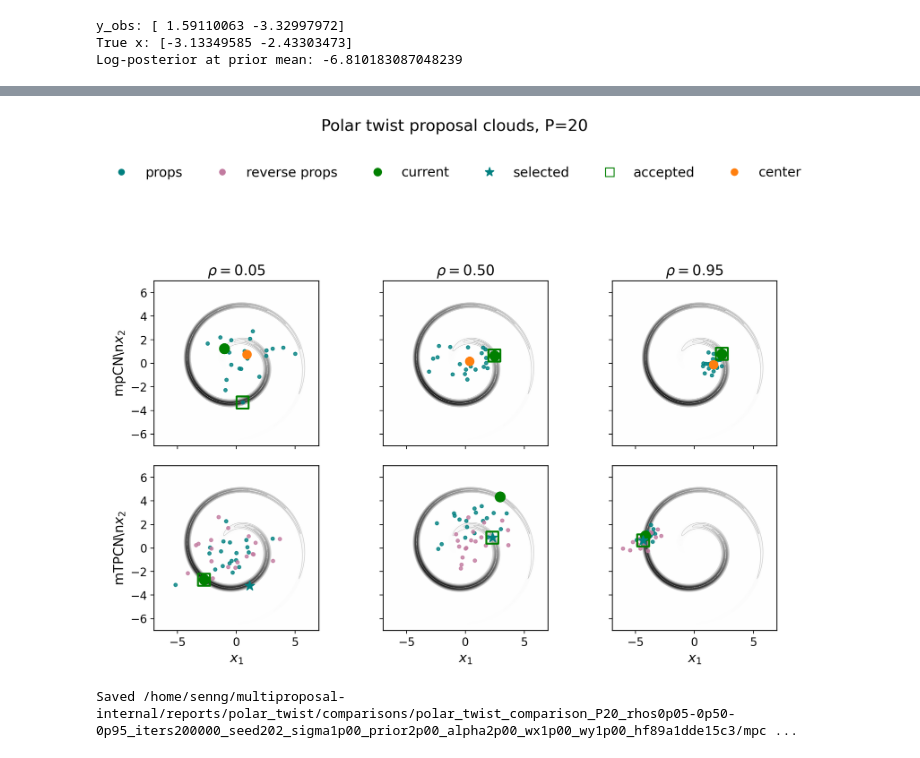
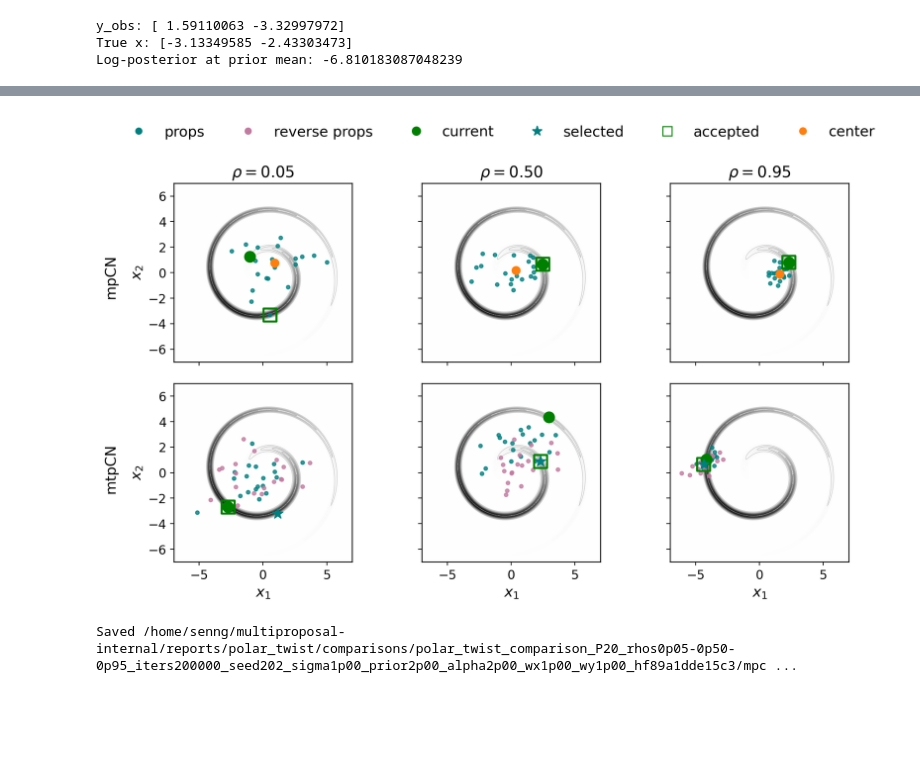
Before and after one commit to guillerminasenn/multiproposal-internal, a Jupyter notebook: notebooks/03_polar_twist_mtpcn.ipynb, the cells around one changed output, grey strips where cells are left out. Drawn from its saved outputs; the diff is of its cells as text; code cells hidden in the pictures; blank space fills up the shorter version.

Commit message:
fixed cloud plot

```diff
--- a/notebooks/03_polar_twist_mtpcn.ipynb
+++ b/notebooks/03_polar_twist_mtpcn.ipynb
@@ -1016,39 +987,42 @@ for row, (method, label) in enumerate(method_specs):
                 accepted[:, 1],
                 facecolors="none",
                 edgecolors=current_color,
                 s=160,
                 marker="s",
                 linewidths=2.0,
                 zorder=5,
             )
         if centers.size:
-            ax.scatter(centers[:, 0], centers[:, 1], color=center_color, s=80, marker="o", zorder=3)
+            ax.scatter(centers[:, 0], centers[:, 1], color=center_color, s=60, marker="o", zorder=3)
         ax.set_aspect("equal", adjustable="box")
         if row == 0:
             ax.set_title(rf"$\rho={rho_value:.2f}$")
         if col == 0:
-            ax.set_ylabel(rf"{label}\n$x_2$")
+            ax.set_ylabel(rf"$x_2$")
         if row == len(method_specs) - 1:
             ax.set_xlabel(r"$x_1$")
+
+fig.text(0.08, 0.63, "mpCN", rotation=90, va="center", ha="center")
+fig.text(0.08, 0.28, "mtpCN", rotation=90, va="center", ha="center")
 
 from matplotlib.lines import Line2D
 legend_handles = [
     Line2D([0], [0], marker="o", color=props_color, linestyle="None", markersize=6, label="props"),
     Line2D([0], [0], marker="o", color=back_color, linestyle="None", markersize=6, label="reverse props"),
     Line2D([0], [0], marker="o", color=current_color, linestyle="None", markersize=8, label="current"),
     Line2D([0], [0], marker="*", color=selected_color, linestyle="None", markersize=10, label="selected"),
     Line2D([0], [0], marker="s", color=current_color, markerfacecolor="none", linestyle="None", markersize=9, label="accepted"),
-    Line2D([0], [0], marker="o", color=center_color, linestyle="None", markersize=7, label="center"),
+    Line2D([0], [0], marker="o", color=center_color, linestyle="None", markersize=6.5, label="center"),
  ]
-fig.legend(handles=legend_handles, loc="upper center", bbox_to_anchor=(0.5, 1.05), ncol=6, frameon=False)
-fig.suptitle("Polar twist proposal clouds, P=20", y=1.12)
+fig.legend(handles=legend_handles, loc="upper center", bbox_to_anchor=(0.5, 0.93), ncol=6, frameon=False)
+# fig.suptitle("Polar twist proposal clouds, P=20", y=1.12)
 fig.subplots_adjust(top=0.80, hspace=0.12, wspace=0.12)
 fig_path = comparison_reports_dir / f"mpcn_mtpcn_rho_grid_P{P_fig}_snapshots.png"
 fig.savefig(fig_path, bbox_inches="tight")
 plt.show()
 print(f"Saved {fig_path}")
 # %% [output]
-[figure, old version]
+[figure, new version]
 Saved /home/senng/multiproposal-internal/reports/polar_twist/comparisons/polar_twist_comparison_P20_rhos0p05-0p50-0p95_iters200000_seed202_sigma1p00_prior2p00_alpha2p00_wx1p00_wy1p00_hf89a1dde15c3/mpc ...
 # %%
 # Proposal clouds over 10 iterations (row per method)
```
Also changed, not shown: parts of 7 cells of this notebook, 2 other files.
